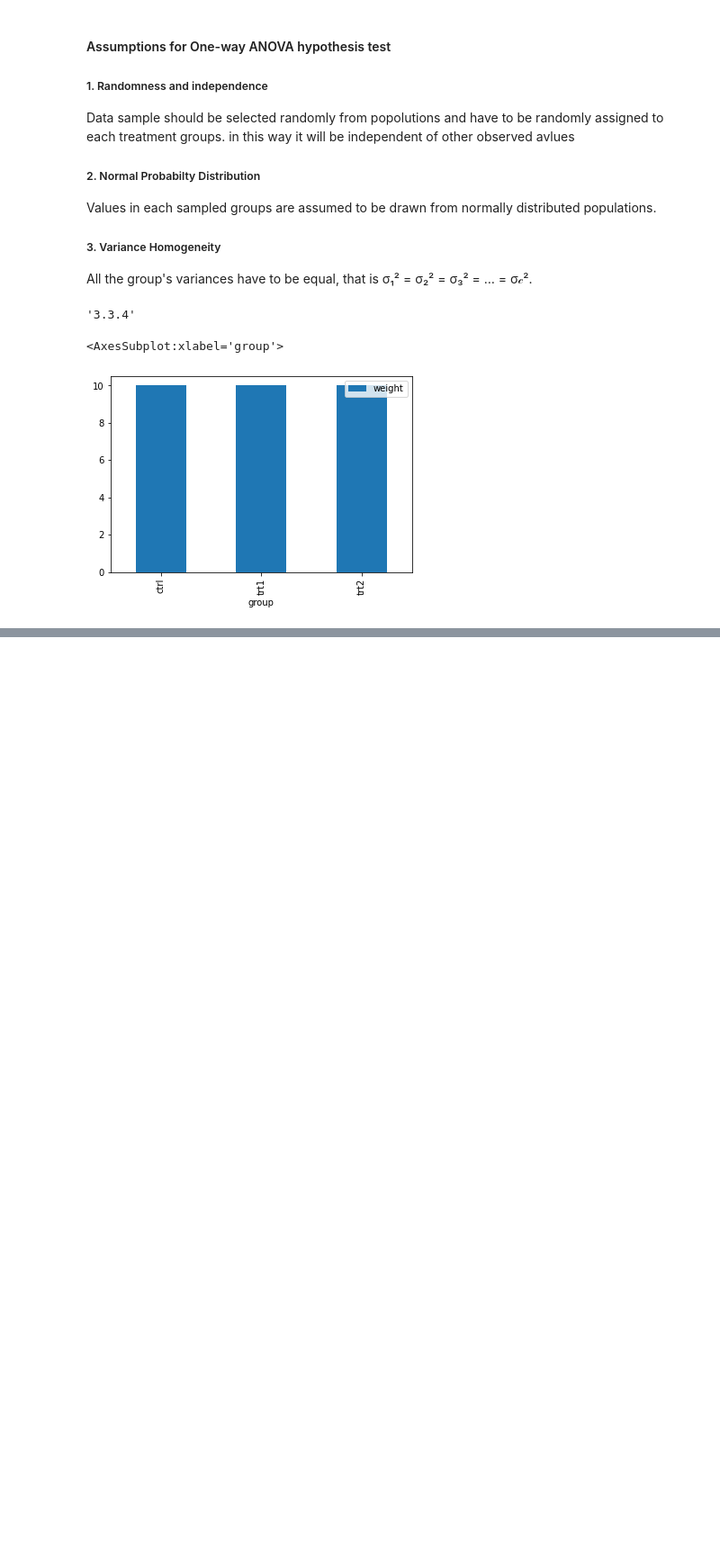
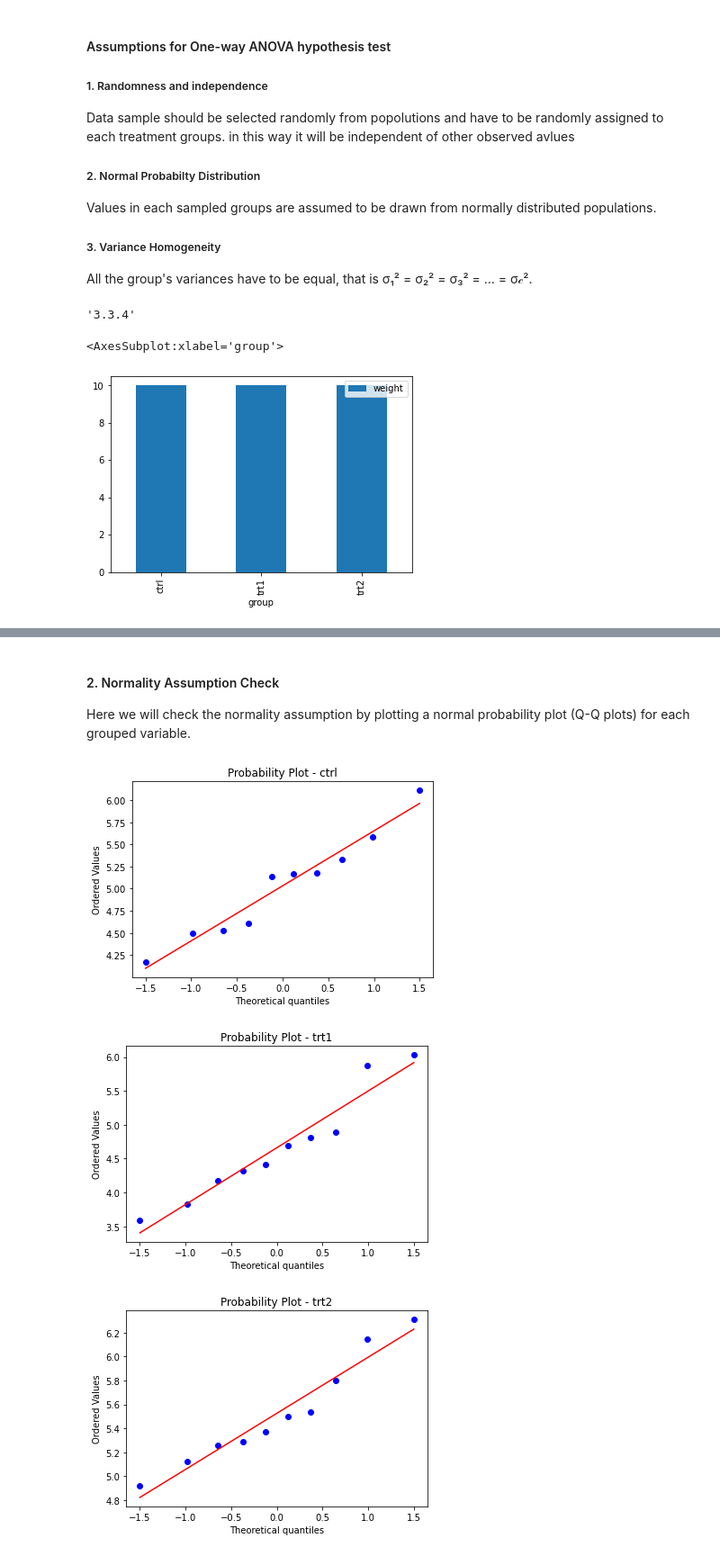
Before and after one commit to radekv23/mls, a Jupyter notebook: Scipy Stats.ipynb, the cells around one changed output, grey strips where cells are left out. Shown: that part at 90% size. Cells and saved outputs as stored; diff of their text form; code cells hidden in the pictures; blank space fills up the shorter version.

Commit message:
Assumptions

```diff
--- a/Scipy Stats.ipynb
+++ b/Scipy Stats.ipynb
@@ -55,0 +61,15 @@ groups.plot(kind='bar',x='group',y='weight')
+# %% [markdown]
+#### 2. Normality Assumption Check
+Here we will check the normality assumption by plotting a normal probability plot (Q-Q plots) for each grouped variable.
+# %%
+#extracting all group names
+unique_groups = plants_df['group'].unique()
+#plotting normal probability plots
+for grp in unique_groups:
+    stats.probplot(plants_df[plants_df['group'] == grp]['weight'], dist="norm", plot=plt)
+    plt.title("Probability Plot - " +  grp)
+    plt.show()
+# %% [output]
+[figure, added]
+[figure, added]
+[figure, added]
```
Also changed, not shown: parts of 2 cells of this notebook.
